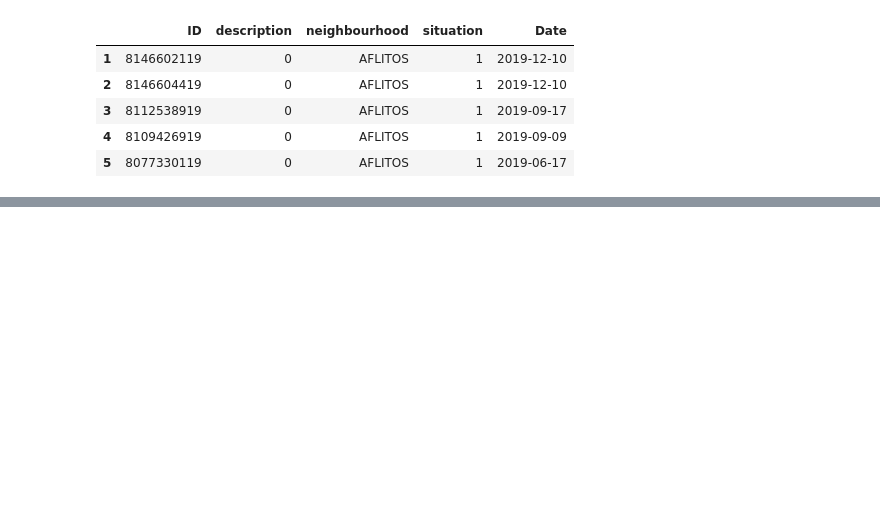
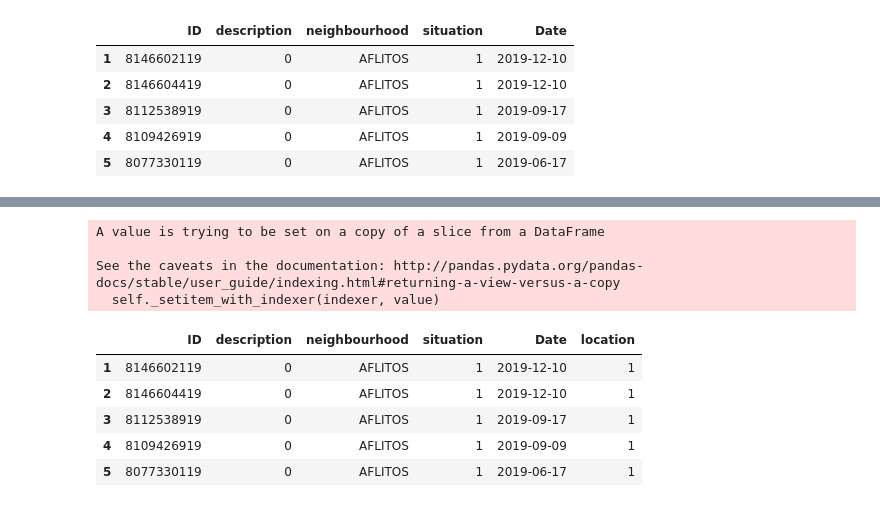
Before and after one commit to Rpinto02/RecifeLandSlidings, a Jupyter notebook: Solicitations_preparation.ipynb, the cells around one changed output, grey strips where cells are left out. Cells and saved outputs as stored; diff of their text form; code cells hidden in the pictures; blank space fills up the shorter version.

```diff
--- a/Solicitations_preparation.ipynb
+++ b/Solicitations_preparation.ipynb
@@ -328,0 +335,5 @@ solicitations.head()
+# %%
+locations= locations[locations['neighbourhood']!='Não informado']
+locations['list']=range(1,120)
+locations = locations.drop(columns='count',axis=1)
+locations.head()
@@ -328,0 +372,17 @@ solicitations.head()
+# %%
+for n in range (0,len(solicitations)):
+    b= locations.loc[locations['neighbourhood']==solicitations.neighbourhood.iloc[n]]
+    solicitations.location.iloc[n]= b.list.iloc[0]
+
+solicitations.head()
+# %% [output]
+A value is trying to be set on a copy of a slice from a DataFrame
+
+See the caveats in the documentation: http://pandas.pydata.org/pandas-docs/stable/user_guide/indexing.html#returning-a-view-versus-a-copy
+  self._setitem_with_indexer(indexer, value)
+|  | ID | description | neighbourhood | situation | Date | location |
+| 1 | 8146602119 | 0 | AFLITOS | 1 | 2019-12-10 | 1 |
+| 2 | 8146604419 | 0 | AFLITOS | 1 | 2019-12-10 | 1 |
+| 3 | 8112538919 | 0 | AFLITOS | 1 | 2019-09-17 | 1 |
+| 4 | 8109426919 | 0 | AFLITOS | 1 | 2019-09-09 | 1 |
+| 5 | 8077330119 | 0 | AFLITOS | 1 | 2019-06-17 | 1 |
```
Also changed, not shown: parts of 9 cells of this notebook, 2 other files.
